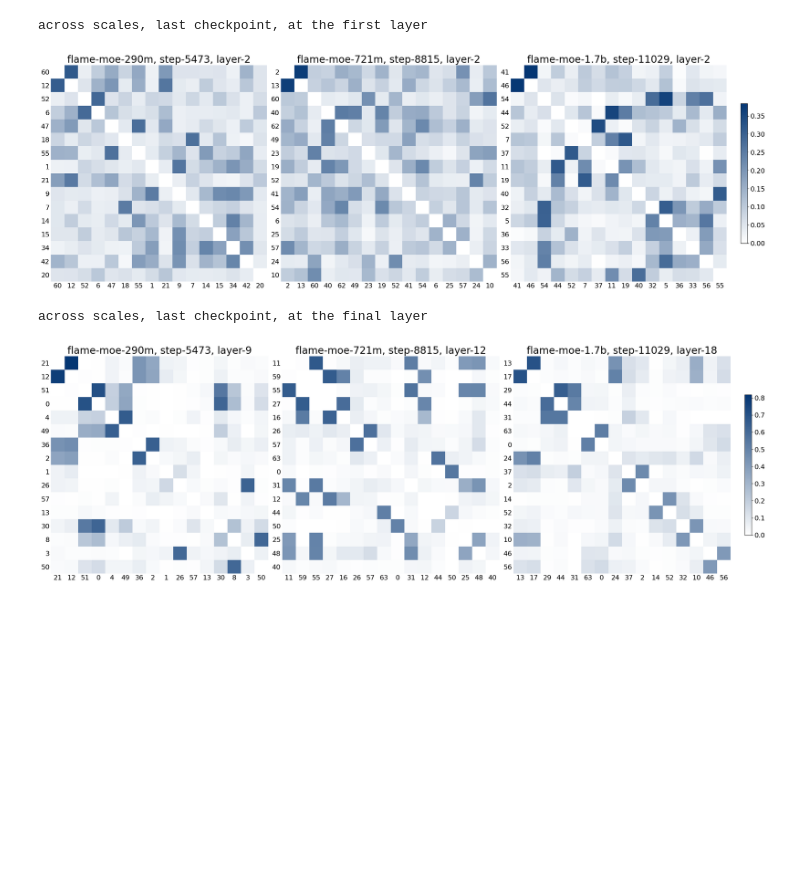
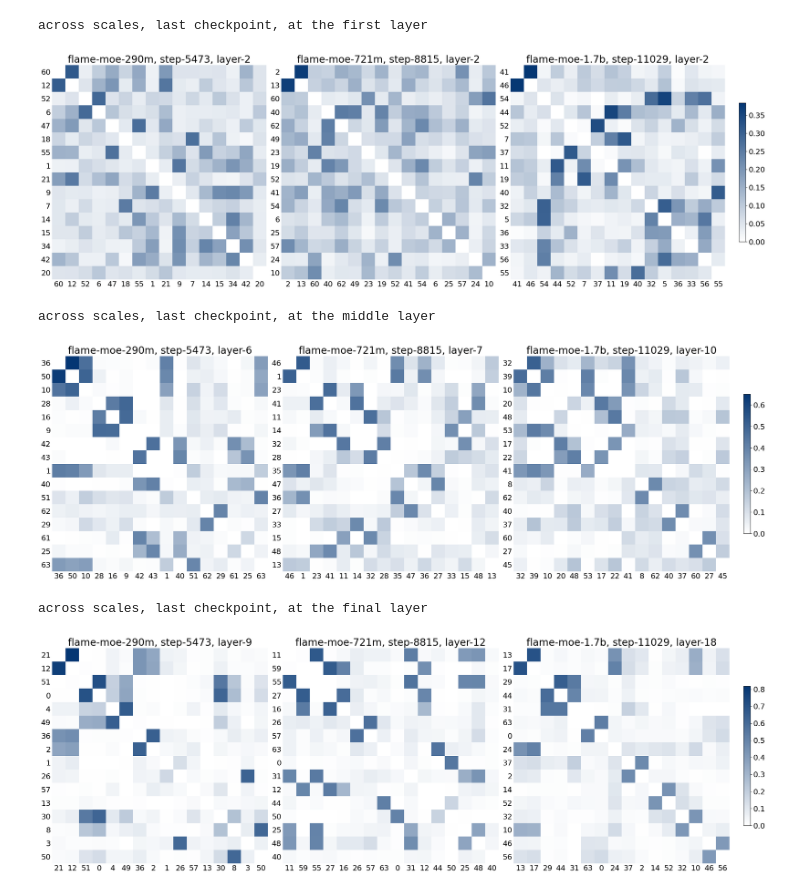
Before and after one commit to cmu-flame/FLAME-MoE, a Jupyter notebook: scripts/empirical_analysis/expert_coactivation.ipynb, the cells around one changed output. Saved outputs shown, nothing was run; the diff lists cells and outputs as text; code cells hidden in the pictures; blank space fills up the shorter version.

Commit message:
add middle layer for expert coactivation

```diff
--- a/scripts/empirical_analysis/expert_coactivation.ipynb
+++ b/scripts/empirical_analysis/expert_coactivation.ipynb
@@ -36,8 +36,8 @@ def plot(glob: List[Path], nrows: int, ncols: int, k: int = 16):
         ax.set_aspect("equal")
         ax.set_xticks(np.arange(k) + 0.5)
         ax.set_yticks(np.arange(k) + 0.5)
-        ax.set_xticklabels(top_expert_indices, fontsize=16)
-        ax.set_yticklabels(top_expert_indices, fontsize=16)
+        ax.set_xticklabels(top_expert_indices, fontsize=18)
+        ax.set_yticklabels(top_expert_indices, fontsize=18)
         ax.tick_params(axis='both', which='both', length=0)
         for spine in ax.spines.values(): spine.set_visible(False)
         scale, step, layer = file.parts[-3:]
@@ -46,18 +46,24 @@ def plot(glob: List[Path], nrows: int, ncols: int, k: int = 16):
 
     plt.tight_layout()
     cbar = fig.colorbar(heatmap, ax=axs, pad=0.02, fraction=0.01)
-    cbar.ax.tick_params(labelsize=16)
+    cbar.ax.tick_params(labelsize=18)
     plt.show()
 # %%
 print("across scales, last checkpoint, at the first layer")
 glob = [*base.glob("*290m/5473/2.pkl"), *base.glob("*721m/8815/2.pkl"), *base.glob("*1.7b/11029/2.pkl")]
 plot(glob, 1, 3)
 
+print("across scales, last checkpoint, at the middle layer")
+glob = [*base.glob("*290m/5473/6.pkl"), *base.glob("*721m/8815/7.pkl"), *base.glob("*1.7b/11029/10.pkl")]
+plot(glob, 1, 3)
+
 print("across scales, last checkpoint, at the final layer")
 glob = [*base.glob("*290m/5473/9.pkl"), *base.glob("*721m/8815/12.pkl"), *base.glob("*1.7b/11029/18.pkl")]
 plot(glob, 1, 3)
 # %% [output]
 across scales, last checkpoint, at the first layer
 [figure]
-across scales, last checkpoint, at the final layer
+across scales, last checkpoint, at the middle layer
-[figure, old version]
+[figure, new version]
+across scales, last checkpoint, at the final layer
+[figure, added]
```
